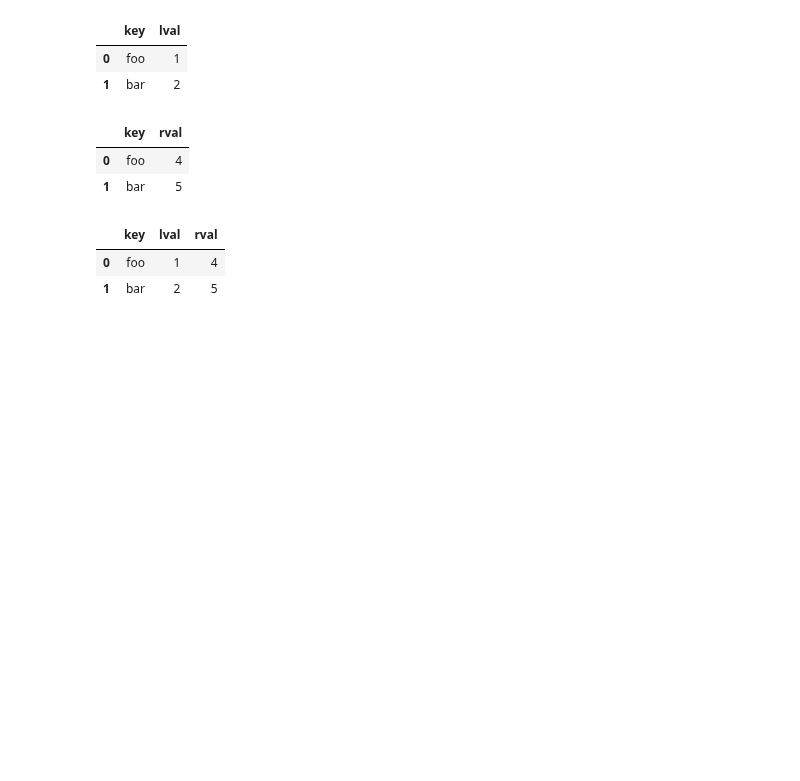
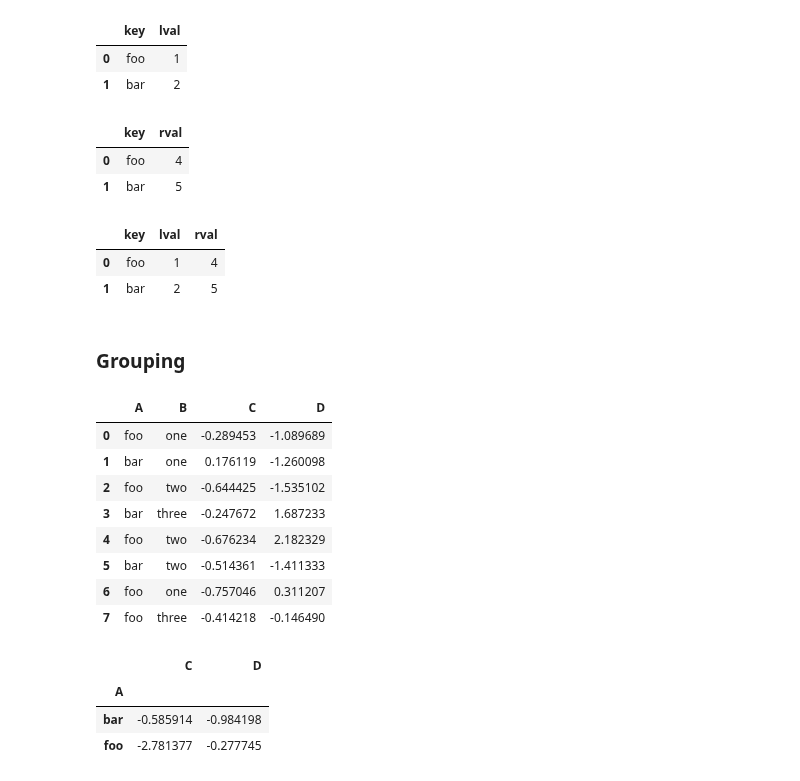
Before and after one commit to dnlmkhlv/ml, a Jupyter notebook: pandas/pandas_tutorial.ipynb, the cells around one changed output. Drawn from its saved outputs; the diff is of its cells as text; code cells hidden in the pictures; blank space fills up the shorter version.

Commit message:
added grouping

```diff
--- a/pandas/pandas_tutorial.ipynb
+++ b/pandas/pandas_tutorial.ipynb
@@ -666,3 +666,33 @@ pd.merge(left, right, on="key")
 |  | key | lval | rval |
 | 0 | foo | 1 | 4 |
 | 1 | bar | 2 | 5 |
+# %% [markdown]
+### Grouping
+# %%
+df = pd.DataFrame(
+    {
+        "A": ["foo", "bar", "foo", "bar", "foo", "bar", "foo", "foo"],
+        "B": ["one", "one", "two", "three", "two", "two", "one", "three"],
+        "C": np.random.randn(8),
+        "D": np.random.randn(8),
+    }
+)
+# %%
+df
+# %% [output]
+|  | A | B | C | D |
+| 0 | foo | one | -0.289453 | -1.089689 |
+| 1 | bar | one | 0.176119 | -1.260098 |
+| 2 | foo | two | -0.644425 | -1.535102 |
+| 3 | bar | three | -0.247672 | 1.687233 |
+| 4 | foo | two | -0.676234 | 2.182329 |
+| 5 | bar | two | -0.514361 | -1.411333 |
+| 6 | foo | one | -0.757046 | 0.311207 |
+| 7 | foo | three | -0.414218 | -0.146490 |
+# %%
+df.groupby("A")[["C", "D"]].sum()
+# %% [output]
+|  | C | D |
+| A |  |  |
+| bar | -0.585914 | -0.984198 |
+| foo | -2.781377 | -0.277745 |
```
Also changed, not shown: parts of 1 cell of this notebook.
